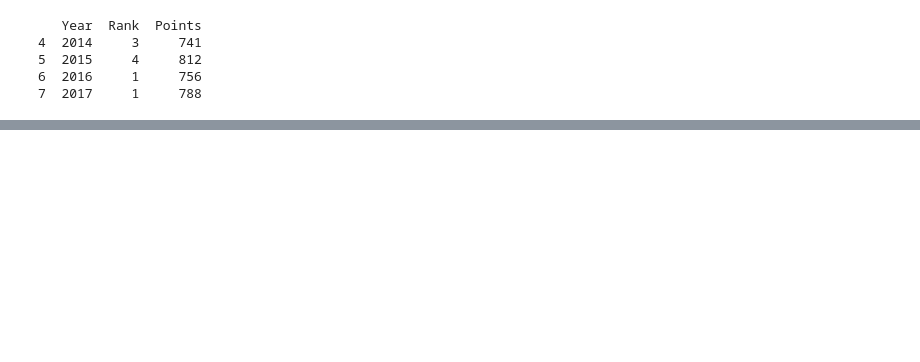
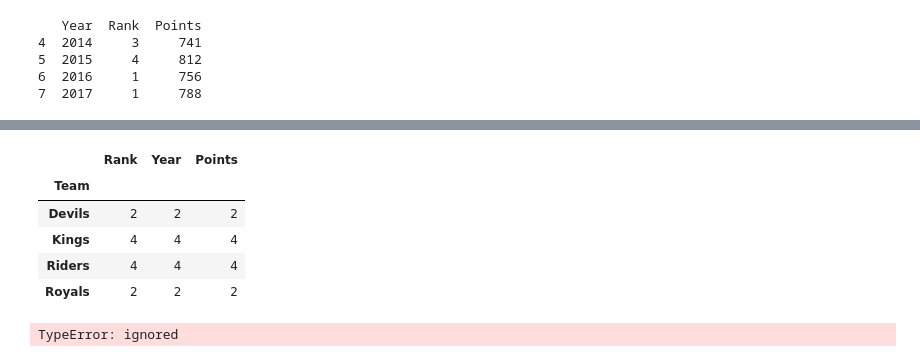
Before and after one commit to Lau-Jr/data-engineering-dump, a Jupyter notebook: data_eng_staffs.ipynb, the cells around one changed output, grey strips where cells are left out. Saved outputs shown, nothing was run; the diff lists cells and outputs as text; code cells hidden in the pictures; blank space fills up the shorter version.

```diff
--- a/data_eng_staffs.ipynb
+++ b/data_eng_staffs.ipynb
@@ -313,0 +368,13 @@ print(kings[['Year','Rank','Points']])
+# %%
+grouped.count()
+# %% [output]
+|  | Rank | Year | Points |
+| Team |  |  |  |
+| Devils | 2 | 2 | 2 |
+| Kings | 4 | 4 | 4 |
+| Riders | 4 | 4 | 4 |
+| Royals | 2 | 2 | 2 |
+# %%
+grouped['Points'].filter(lambda x: x > 800)
+# %% [output]
+TypeError: ignored
```
Also changed, not shown: parts of 10 cells of this notebook.
